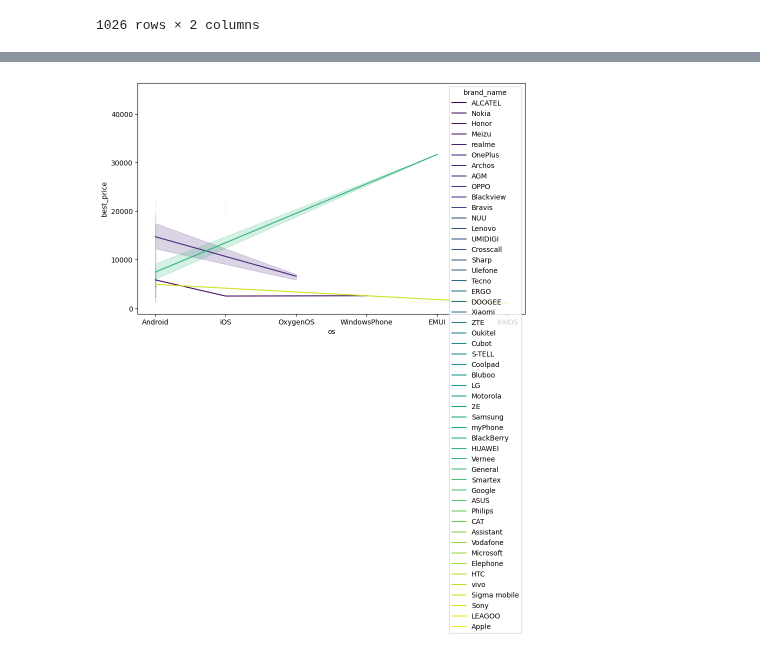
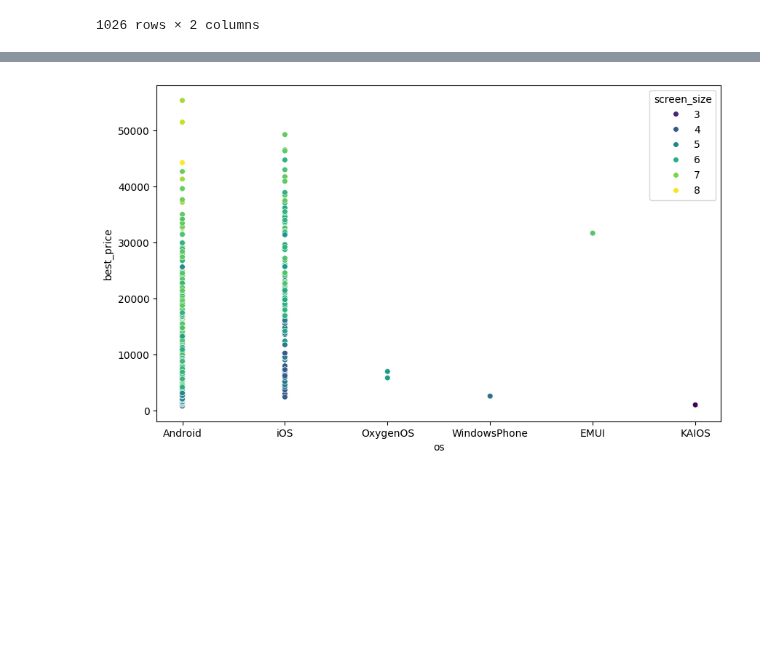
Before and after one commit to MuhammadRehanKhalid/Ehunar_ML_AI, a Jupyter notebook: M_9_Pandas_Matplotlib.ipynb, the cells around one changed output, grey strips where cells are left out. Saved outputs shown, nothing was run; the diff lists cells and outputs as text; code cells hidden in the pictures; blank space fills up the shorter version.

```diff
--- a/M_9_Pandas_Matplotlib.ipynb
+++ b/M_9_Pandas_Matplotlib.ipynb
@@ -190,6 +182,6 @@ df_1
 # %%
 plt.figure(figsize=(10, 6))
-sns.lineplot(data=df, x='os', y='best_price', hue='brand_name', palette='viridis')
+sns.scatterplot(data=df, x='os', y='best_price', hue='screen_size', palette='viridis', s = 30)
 plt.show()
 # %% [output]
-[figure, old version]
+[figure, new version]
```
Also changed, not shown: parts of 4 cells of this notebook.
